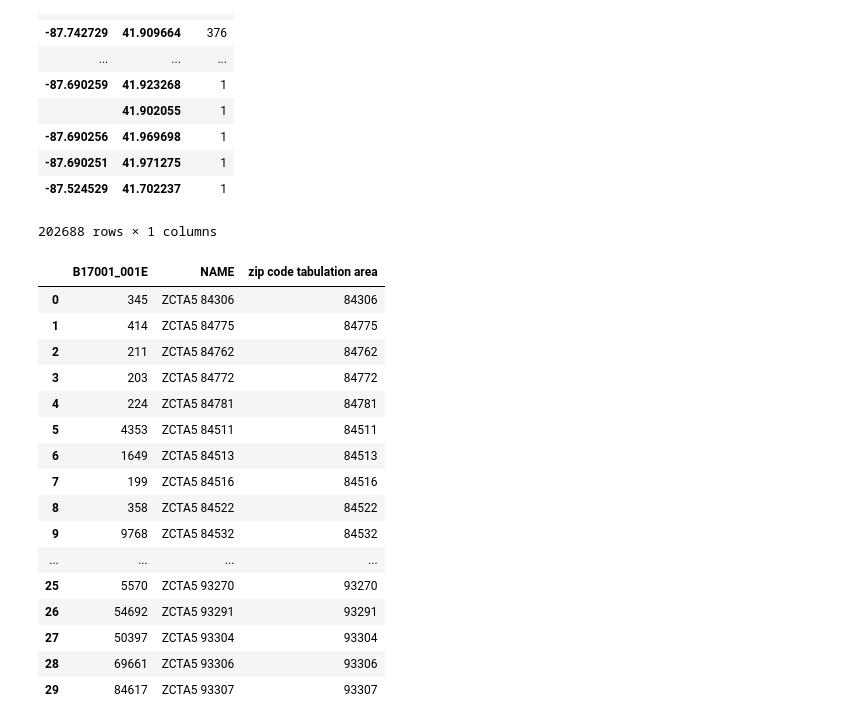
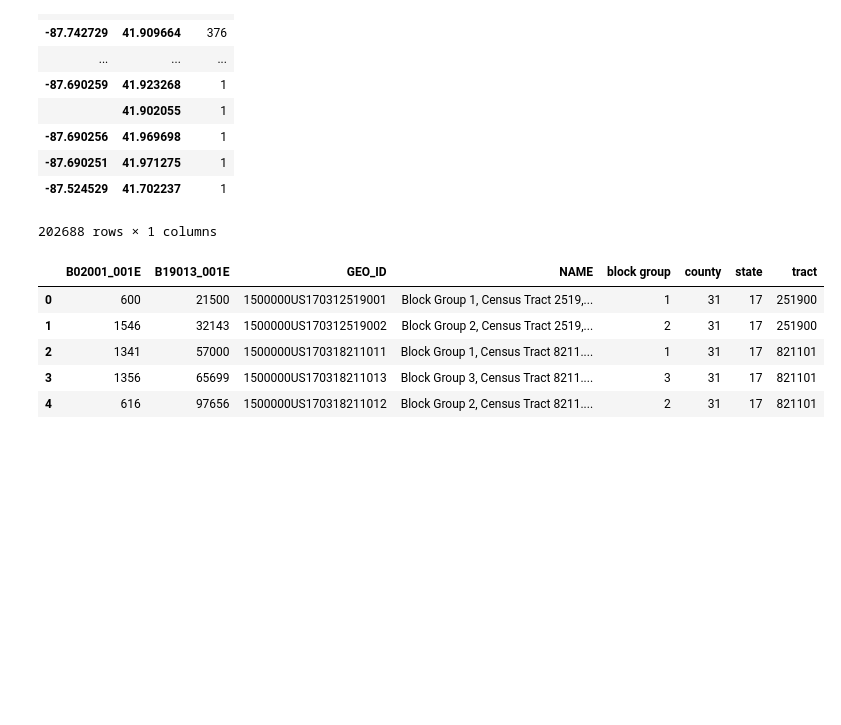
Before and after one commit to capp-machine-learning/chicago-crime-analysis, a Jupyter notebook: data_analysis.ipynb, the cells around one changed output. Saved outputs shown, nothing was run; the diff lists cells and outputs as text; code cells hidden in the pictures; blank space fills up the shorter version.

```diff
--- a/data_analysis.ipynb
+++ b/data_analysis.ipynb
@@ -119,28 +119,19 @@ crime_df.groupby(["Longitude", "Latitude"]).size().to_frame("Count").sort_values
 # %%
 c = Census(my_api_key.MY_API_KEY, year=2017)
 # %%
-#pov_list = c.acs5.state_county_place(("NAME"), '17', '031', Census.ALL)
-pov_list = c.acs5.zipcode(('NAME', 'B17001_001E'), Census.ALL)
+pov_list = c.acs5.state_county_blockgroup(("NAME", "GEO_ID", "B02001_001E", "B19013_001E"), '17', '031', Census.ALL)
+# B02001_001E = race, B19013_001E = Median household income in the past 12 months
+#pov_list = c.acs5.zipcode(("NAME", "B02001_001E", "B19013_001E"), Census.ALL)
 pov_json = json.dumps(pov_list)
-pov_df = pd.read_json(pov_json)
-pov_df.head(30)
+pov_df = pd.read_json(pov_json).dropna()
+#pov_df.rename(columns={'zip code tabulation area':'zip'}, inplace=True)
+pov_df.head()
 # %% [output]
-|  | B17001_001E | NAME | zip code tabulation area |
-| 0 | 345 | ZCTA5 84306 | 84306 |
-| 1 | 414 | ZCTA5 84775 | 84775 |
-| 2 | 211 | ZCTA5 84762 | 84762 |
-| 3 | 203 | ZCTA5 84772 | 84772 |
-| 4 | 224 | ZCTA5 84781 | 84781 |
-| 5 | 4353 | ZCTA5 84511 | 84511 |
-| 6 | 1649 | ZCTA5 84513 | 84513 |
-| 7 | 199 | ZCTA5 84516 | 84516 |
-| 8 | 358 | ZCTA5 84522 | 84522 |
-| 9 | 9768 | ZCTA5 84532 | 84532 |
-| ... | ... | ... | ... |
-| 25 | 5570 | ZCTA5 93270 | 93270 |
-| 26 | 54692 | ZCTA5 93291 | 93291 |
-| 27 | 50397 | ZCTA5 93304 | 93304 |
-| 28 | 69661 | ZCTA5 93306 | 93306 |
-| 29 | 84617 | ZCTA5 93307 | 93307 |
+|  | B02001_001E | B19013_001E | GEO_ID | NAME | block group | county | state | tract |
+| 0 | 600 | 21500 | 1500000US170312519001 | Block Group 1, Census Tract 2519,... | 1 | 31 | 17 | 251900 |
+| 1 | 1546 | 32143 | 1500000US170312519002 | Block Group 2, Census Tract 2519,... | 2 | 31 | 17 | 251900 |
+| 2 | 1341 | 57000 | 1500000US170318211011 | Block Group 1, Census Tract 8211.... | 1 | 31 | 17 | 821101 |
+| 3 | 1356 | 65699 | 1500000US170318211013 | Block Group 3, Census Tract 8211.... | 3 | 31 | 17 | 821101 |
+| 4 | 616 | 97656 | 1500000US170318211012 | Block Group 2, Census Tract 8211.... | 2 | 31 | 17 | 821101 |
 # %%
 tracts = gpd.read_file("data/census_tract.geojson")
```
Also changed, not shown: parts of 22 cells of this notebook, 1 other file.
